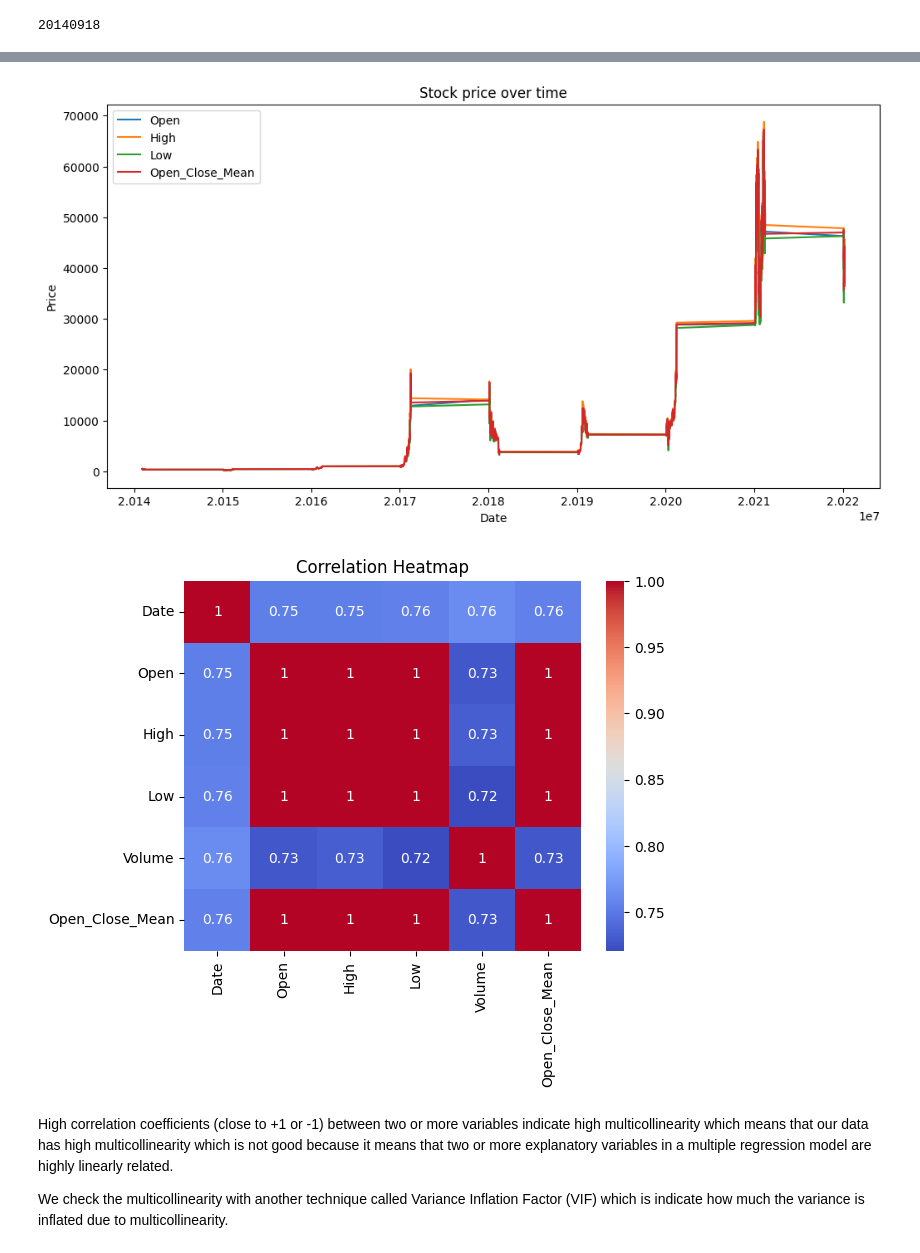
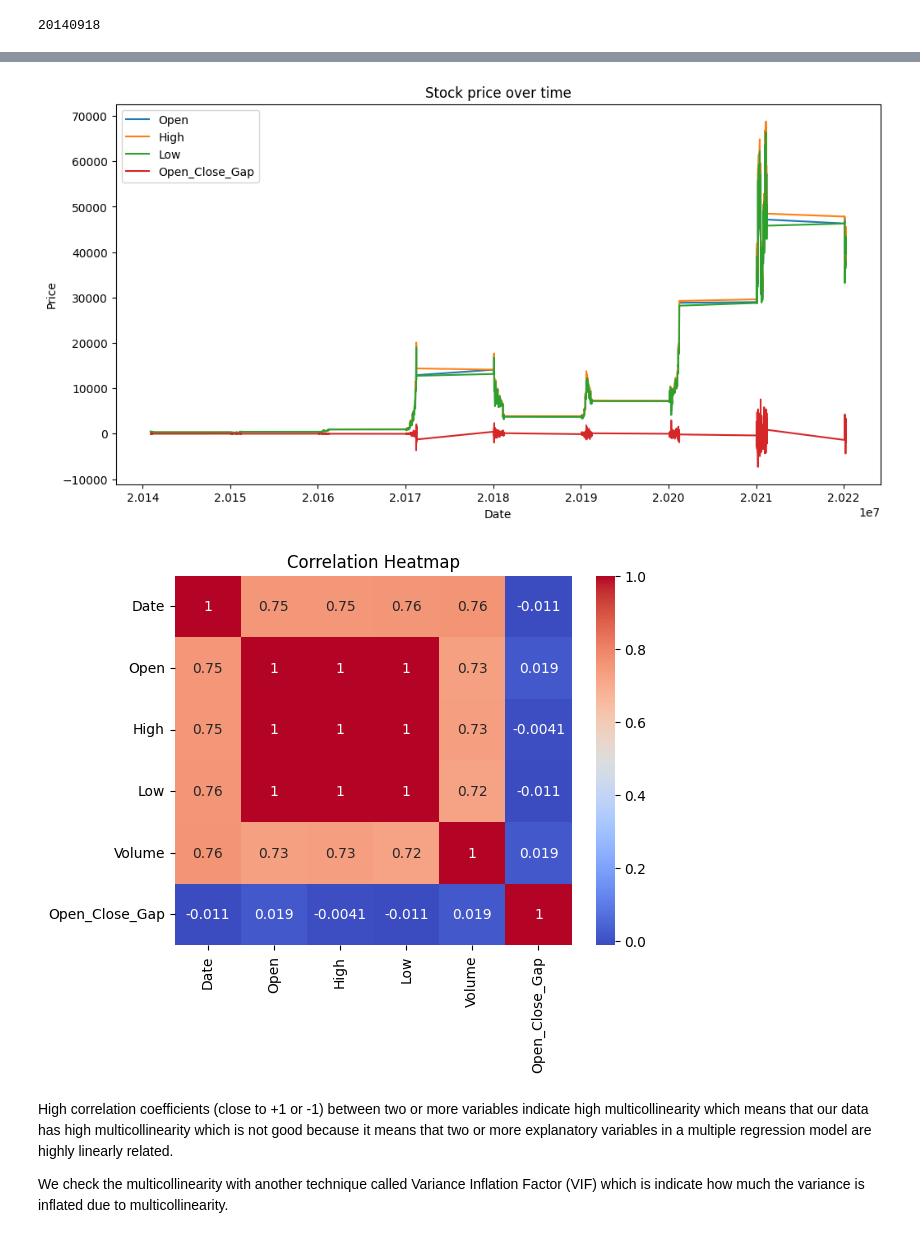
Before and after one commit to elonezra/deeplearningproject, a Jupyter notebook: final_project_deep_learning_course.ipynb, the cells around one changed output, grey strips where cells are left out. Drawn from its saved outputs; the diff is of its cells as text; code cells hidden in the pictures.

```diff
--- a/final_project_deep_learning_course.ipynb
+++ b/final_project_deep_learning_course.ipynb
@@ -47,10 +58,10 @@ df.head()
 | 3 | 2014-09-20 | 394.673004 | 423.295990 | 389.882996 | 408.903992 | 36863600 |
 | 4 | 2014-09-21 | 408.084991 | 412.425995 | 393.181000 | 398.821014 | 26580100 |
 # %%
-# now we want to change the 'Close' column to be 'Open_Close_Mean' column because,
+# now we want to change the 'Close' column to be 'Open_Close_Gap' column because,
 # it's more common to predict the mean between the Open price and the Close price
-df['Close'].rename('Open_Close_Mean')
-df['Open_Close_Mean'] = (df['Open'] + df['Close']) / 2
+df['Close'].rename('Open_Close_Gap')
+df['Open_Close_Gap'] = (df['Open'] - df['Close'])
 df = df.drop(['Close'], axis=1)
 # %%
 # In the code below we will see that our dataframe uses an object column which is not good
@@ -106,22 +117,23 @@ memory usage: 127.3 KB
 df.set_index('Date', inplace=True)
 
 # Plot the data
-df[['Open', 'High', 'Low', 'Open_Close_Mean']].plot(kind='line', figsize=(12,6))
+df[['Open', 'High', 'Low', 'Open_Close_Gap']].plot(kind='line', figsize=(12,6))
 plt.title('Stock price over time')
 plt.ylabel('Price')
 plt.show()
 # %% [output]
-[figure, old version]
+[figure, new version]
 # %%
 # Calculate the correlation matrix
-corr = df[['Date', 'Open', 'High', 'Low', 'Volume', 'Open_Close_Mean']].corr()
+df = df.reset_index()
+corr = df[['Date', 'Open', 'High', 'Low', 'Volume', 'Open_Close_Gap']].corr()
 
 # Plot the heatmap
 sns.heatmap(corr, annot=True, cmap='coolwarm')
 plt.title('Correlation Heatmap')
 plt.show()
 # %% [output]
-[figure, old version]
+[figure, new version]
 # %% [markdown]
 High correlation coefficients (close to +1 or -1) between two or more variables indicate high multicollinearity which means that our data has high multicollinearity which is not good because it means that two or more explanatory variables in a multiple regression model are highly linearly related.
 
```
Also changed, not shown: parts of 6 cells of this notebook.
